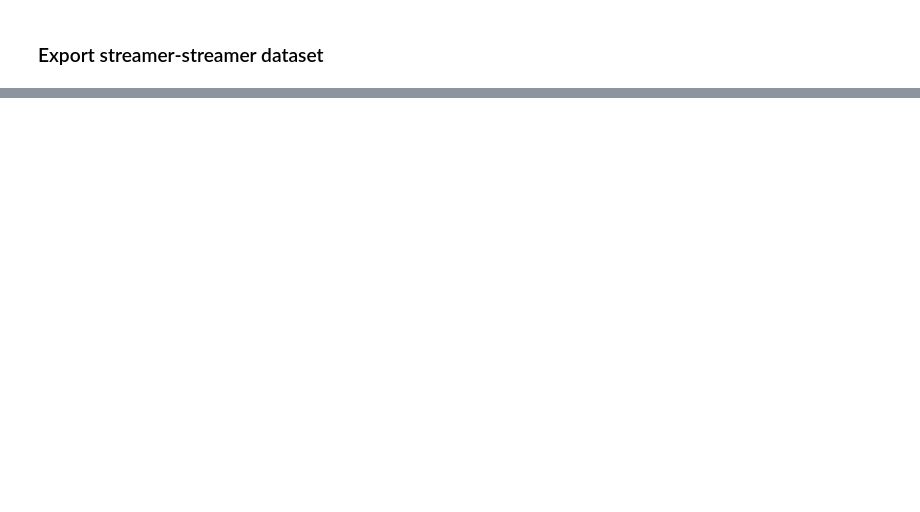
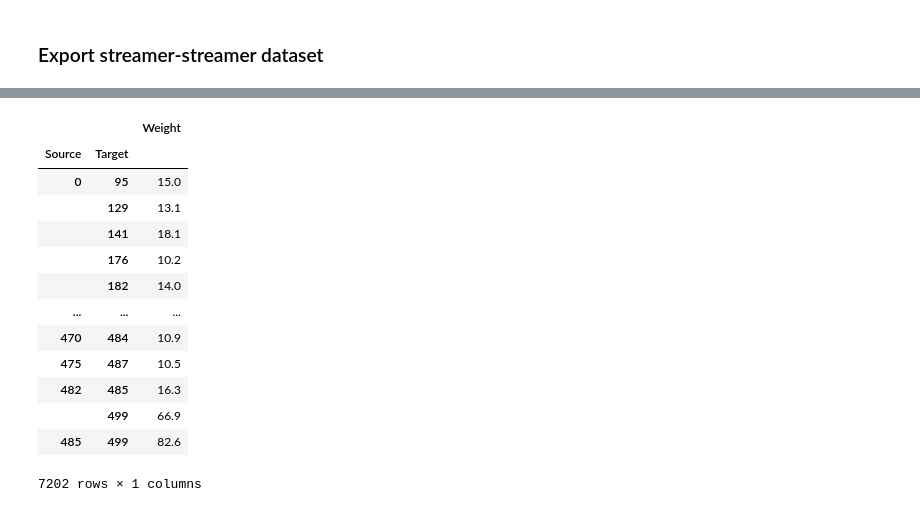
Before and after one commit to gianscuri/Italian_Twitch_Community_Graph_Database, a Jupyter notebook: DataProcessing/DataProcessing.ipynb, the cells around one changed output, grey strips where cells are left out. Saved outputs shown, nothing was run; the diff lists cells and outputs as text; code cells hidden in the pictures; blank space fills up the shorter version.

```diff
--- a/DataProcessing/DataProcessing.ipynb
+++ b/DataProcessing/DataProcessing.ipynb
@@ -624,0 +631,2 @@ plt.gca().set_yticklabels(['{:.0f}'.format(x) for x in current_values])
+# %%
+streamer_grouped_cut_short = streamer_grouped_cut.head(500)
@@ -624,0 +661,25 @@ plt.gca().set_yticklabels(['{:.0f}'.format(x) for x in current_values])
+# %%
+spect_dict_short = streamer_grouped_cut_short[['spect_list']].to_dict()['spect_list'] #short version
+
+
+viewerOverlapDict_short = {}
+completedStreamers = set() #Save which streamers have been processed to avoid repeating
+
+for count, key in enumerate(spect_dict_short):
+    tempList = {}
+    totalLength = len(spect_dict_short.keys())
+    logger.info(str(count+1) + "/" + str(totalLength)) #Print progress so I can keep track
+
+    for comparisonKey in spect_dict_short: #Loop through every key again for each key in the dictionary
+        if(comparisonKey != key and comparisonKey not in completedStreamers): #If its not a self comparison and the comparison hasn't already been completed
+            overlapSize = len(spect_dict_short[key] & spect_dict_short[comparisonKey]) #Find the overlap size of the two streamers using set intersection
+            if len(spect_dict_short[key]) < len(spect_dict_short[comparisonKey]):
+                temp = round(overlapSize/len(spect_dict_short[key])*100, 1)
+                if temp >= min_overlap_percentage:
+                    tempList[comparisonKey] = temp
+            else:
+                temp = round(overlapSize/len(spect_dict_short[comparisonKey])*100, 1)
+                if temp >= min_overlap_percentage:
+                    tempList[comparisonKey] = temp
+    viewerOverlapDict_short[key] = tempList #Add this comparison dictionary to the larger dictionary for that streamer
+    completedStreamers.add(key) #Add the streamer to completed as no comparisons using this streamer need to be done anymore
@@ -624,0 +704,3 @@ plt.gca().set_yticklabels(['{:.0f}'.format(x) for x in current_values])
+# %%
+streamer_streamer_dataset_short = pd.concat({k: pd.DataFrame.from_dict(v, 'index') for k, v in viewerOverlapDict_short.items()}, axis=0)
+streamer_streamer_dataset_short.head()
@@ -624,0 +714,19 @@ plt.gca().set_yticklabels(['{:.0f}'.format(x) for x in current_values])
+# %%
+streamer_streamer_dataset_short.index.names = ['Source', 'Target']
+streamer_streamer_dataset_short.columns = ['Weight']
+streamer_streamer_dataset_short
+# %% [output]
+|  |  | Weight |
+| Source | Target |  |
+| 0 | 95 | 15.0 |
+|  | 129 | 13.1 |
+|  | 141 | 18.1 |
+|  | 176 | 10.2 |
+|  | 182 | 14.0 |
+| ... | ... | ... |
+| 470 | 484 | 10.9 |
+| 475 | 487 | 10.5 |
+| 482 | 485 | 16.3 |
+|  | 499 | 66.9 |
+| 485 | 499 | 82.6 |
+7202 rows × 1 columns
```
Also changed, not shown: parts of 26 cells of this notebook, 6 other files.
